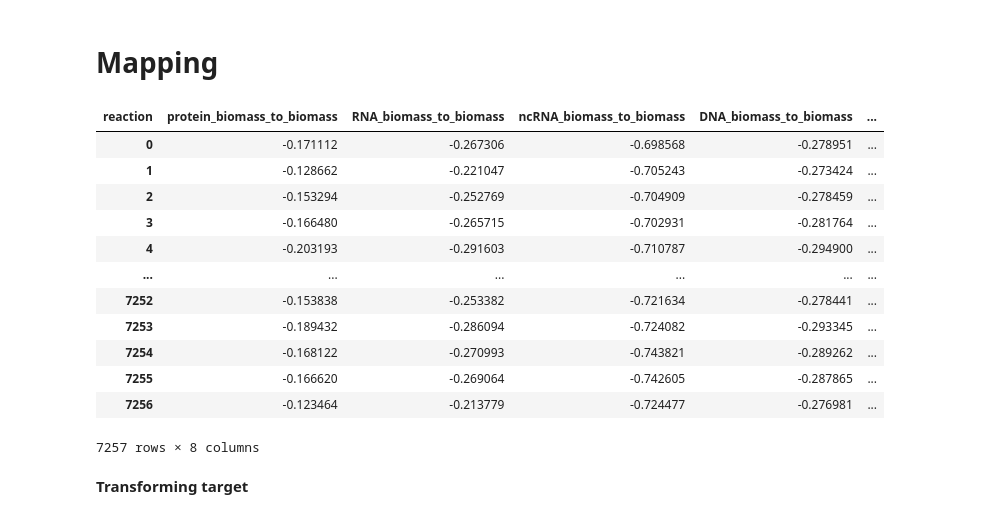
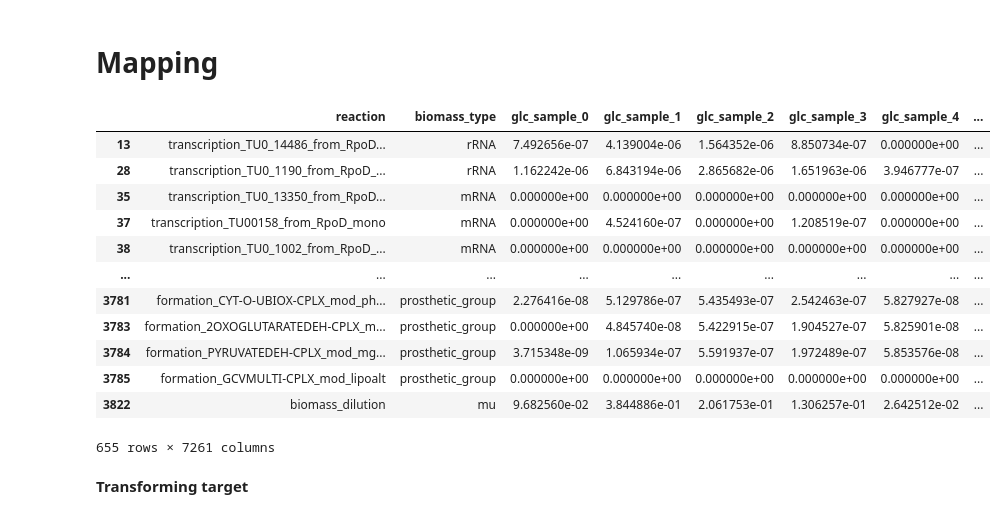
Before and after one commit to celasa/biomass_thesis, a Jupyter notebook: notebooks/03_mapping.ipynb, the cells around one changed output. Cells and saved outputs as stored; diff of their text form; code cells hidden in the pictures.

```diff
--- a/notebooks/03_mapping.ipynb
+++ b/notebooks/03_mapping.ipynb
@@ -24,22 +24,22 @@ features = pd.read_pickle(DATA/'ml_datasets/L2_DATASET_mapping.pkl')
 
 target_cols =  ['EX_o2_e','EX_glc__D_e', 'EX_ac_e', 'EX_lcts_e', 'EX_glyc_e', 'EX_arg__L_e', 'EX_nh4_e', 'EX_no3_e']
 target = data[target_cols]
-# %%
-features
-# %% [output]
-| reaction | protein_biomass_to_biomass | RNA_biomass_to_biomass | ncRNA_biomass_to_biomass | DNA_biomass_to_biomass | ... |
-| 0 | -0.171112 | -0.267306 | -0.698568 | -0.278951 | ... |
-| 1 | -0.128662 | -0.221047 | -0.705243 | -0.273424 | ... |
-| 2 | -0.153294 | -0.252769 | -0.704909 | -0.278459 | ... |
-| 3 | -0.166480 | -0.265715 | -0.702931 | -0.281764 | ... |
-| 4 | -0.203193 | -0.291603 | -0.710787 | -0.294900 | ... |
-| ... | ... | ... | ... | ... | ... |
-| 7252 | -0.153838 | -0.253382 | -0.721634 | -0.278441 | ... |
-| 7253 | -0.189432 | -0.286094 | -0.724082 | -0.293345 | ... |
-| 7254 | -0.168122 | -0.270993 | -0.743821 | -0.289262 | ... |
-| 7255 | -0.166620 | -0.269064 | -0.742605 | -0.287865 | ... |
-| 7256 | -0.123464 | -0.213779 | -0.724477 | -0.276981 | ... |
-7257 rows × 8 columns
+# %%
+pd.read_pickle(DATA/'(active_bm_rxns_1.pkl)')
+# %% [output]
+|  | reaction | biomass_type | glc_sample_0 | glc_sample_1 | glc_sample_2 | glc_sample_3 | glc_sample_4 | ... |
+| 13 | transcription_TU0_14486_from_RpoD... | rRNA | 7.492656e-07 | 4.139004e-06 | 1.564352e-06 | 8.850734e-07 | 0.000000e+00 | ... |
+| 28 | transcription_TU0_1190_from_RpoD_... | rRNA | 1.162242e-06 | 6.843194e-06 | 2.865682e-06 | 1.651963e-06 | 3.946777e-07 | ... |
+| 35 | transcription_TU0_13350_from_RpoD... | mRNA | 0.000000e+00 | 0.000000e+00 | 0.000000e+00 | 0.000000e+00 | 0.000000e+00 | ... |
+| 37 | transcription_TU00158_from_RpoD_mono | mRNA | 0.000000e+00 | 4.524160e-07 | 0.000000e+00 | 1.208519e-07 | 0.000000e+00 | ... |
+| 38 | transcription_TU0_1002_from_RpoD_... | mRNA | 0.000000e+00 | 0.000000e+00 | 0.000000e+00 | 0.000000e+00 | 0.000000e+00 | ... |
+| ... | ... | ... | ... | ... | ... | ... | ... | ... |
+| 3781 | formation_CYT-O-UBIOX-CPLX_mod_ph... | prosthetic_group | 2.276416e-08 | 5.129786e-07 | 5.435493e-07 | 2.542463e-07 | 5.827927e-08 | ... |
+| 3783 | formation_2OXOGLUTARATEDEH-CPLX_m... | prosthetic_group | 0.000000e+00 | 4.845740e-08 | 5.422915e-07 | 1.904527e-07 | 5.825901e-08 | ... |
+| 3784 | formation_PYRUVATEDEH-CPLX_mod_mg... | prosthetic_group | 3.715348e-09 | 1.065934e-07 | 5.591937e-07 | 1.972489e-07 | 5.853576e-08 | ... |
+| 3785 | formation_GCVMULTI-CPLX_mod_lipoalt | prosthetic_group | 0.000000e+00 | 0.000000e+00 | 0.000000e+00 | 0.000000e+00 | 0.000000e+00 | ... |
+| 3822 | biomass_dilution | mu | 9.682560e-02 | 3.844886e-01 | 2.061753e-01 | 1.306257e-01 | 2.642512e-02 | ... |
+655 rows × 7261 columns
 # %% [markdown]
 **Transforming target**
 # %%
```
Also changed, not shown: parts of 1 cell of this notebook, 6 other files.
